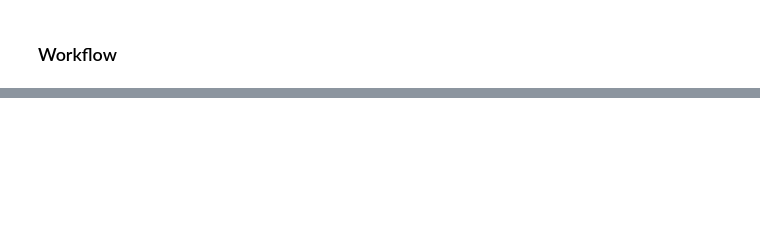
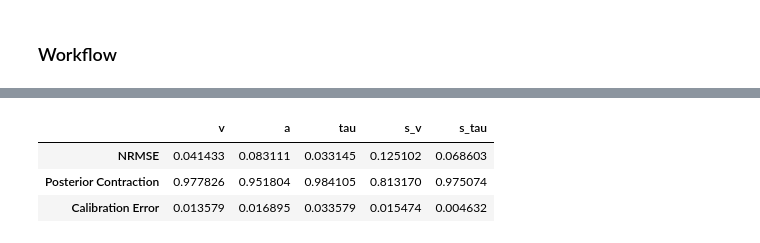
Before and after one commit to bayesflow-org/CogFormer, a Jupyter notebook: playgrounds/ddm_playground.ipynb, the cells around one changed output, grey strips where cells are left out. Cells and saved outputs as stored; diff of their text form; code cells hidden in the pictures; blank space fills up the shorter version.

```diff
--- a/playgrounds/ddm_playground.ipynb
+++ b/playgrounds/ddm_playground.ipynb
@@ -81,0 +102,9 @@ fig = workflow.plot_default_diagnostics(
+# %%
+metrics = workflow.compute_default_diagnostics(test_data=validation_data)
+# %%
+metrics
+# %% [output]
+|  | v | a | tau | s_v | s_tau |
+| NRMSE | 0.041433 | 0.083111 | 0.033145 | 0.125102 | 0.068603 |
+| Posterior Contraction | 0.977826 | 0.951804 | 0.984105 | 0.813170 | 0.975074 |
+| Calibration Error | 0.013579 | 0.016895 | 0.033579 | 0.015474 | 0.004632 |
```
Also changed, not shown: parts of 5 cells of this notebook.
